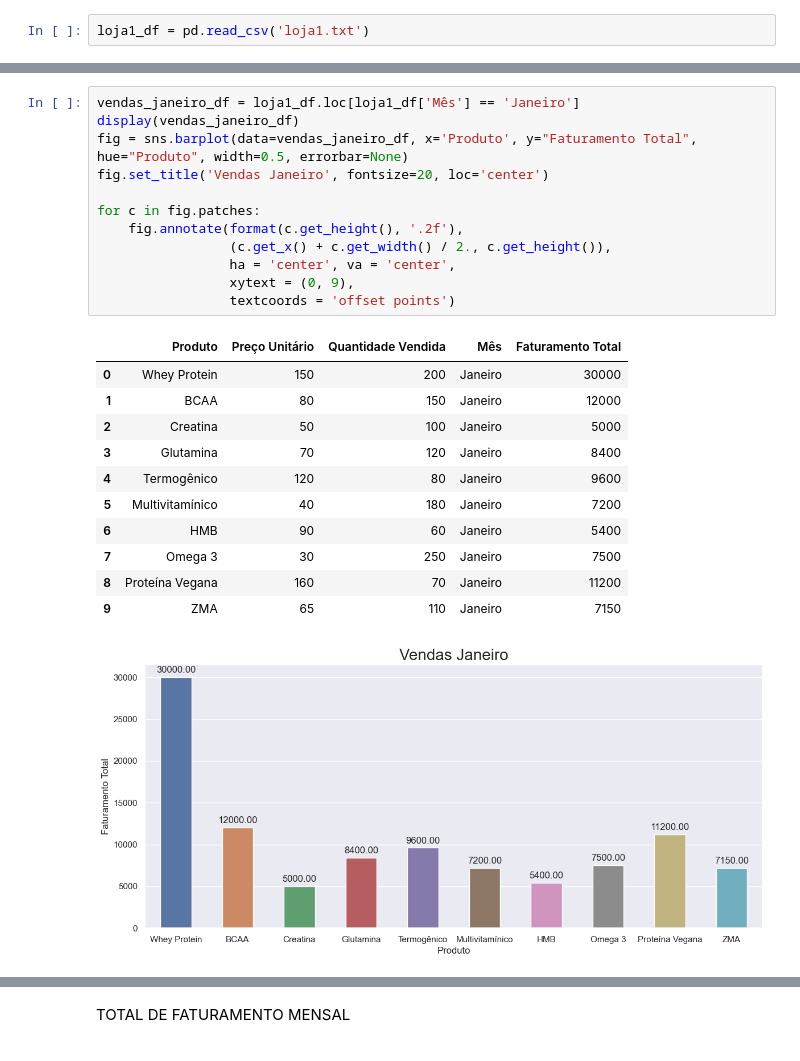
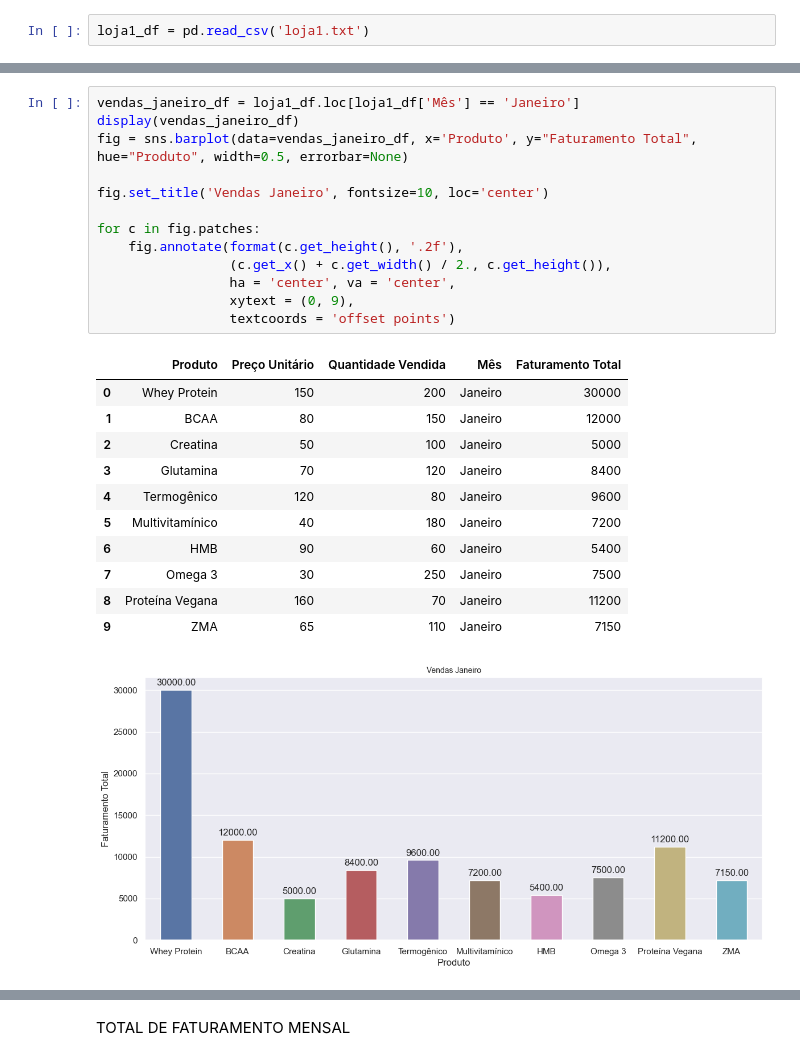
Before and after one commit to jhonatanpaz95/analise-de-dados, a Jupyter notebook: Desafio 1 chatgpt/doc.ipynb, the cells around one changed output, grey strips where cells are left out. Saved outputs shown, nothing was run; the diff lists cells and outputs as text.

```diff
--- a/Desafio 1 chatgpt/doc.ipynb
+++ b/Desafio 1 chatgpt/doc.ipynb
@@ -65,28 +45,29 @@ sns.lineplot(data=loja1_agrupado_df, y='Faturamento Total', x='Produto')
 # %%
 vendas_janeiro_df = loja1_df.loc[loja1_df['Mês'] == 'Janeiro']
 display(vendas_janeiro_df)
 fig = sns.barplot(data=vendas_janeiro_df, x='Produto', y="Faturamento Total", hue="Produto", width=0.5, errorbar=None)
-fig.set_title('Vendas Janeiro', fontsize=20, loc='center')
+
+fig.set_title('Vendas Janeiro', fontsize=10, loc='center')
 
 for c in fig.patches:
     fig.annotate(format(c.get_height(), '.2f'),
                  (c.get_x() + c.get_width() / 2., c.get_height()),
                  ha = 'center', va = 'center',
                  xytext = (0, 9),
                  textcoords = 'offset points')
 # %% [output]
 |  | Produto | Preço Unitário | Quantidade Vendida | Mês | Faturamento Total |
 | 0 | Whey Protein | 150 | 200 | Janeiro | 30000 |
 | 1 | BCAA | 80 | 150 | Janeiro | 12000 |
 | 2 | Creatina | 50 | 100 | Janeiro | 5000 |
 | 3 | Glutamina | 70 | 120 | Janeiro | 8400 |
 | 4 | Termogênico | 120 | 80 | Janeiro | 9600 |
 | 5 | Multivitamínico | 40 | 180 | Janeiro | 7200 |
 | 6 | HMB | 90 | 60 | Janeiro | 5400 |
 | 7 | Omega 3 | 30 | 250 | Janeiro | 7500 |
 | 8 | Proteína Vegana | 160 | 70 | Janeiro | 11200 |
 | 9 | ZMA | 65 | 110 | Janeiro | 7150 |
-[figure, old version]
+[figure, new version]
 # %%
 vendas_fevereiro_df = loja1_df.loc[loja1_df['Mês'] == 'Fevereiro']
 display(vendas_fevereiro_df)
```
Also changed, not shown: parts of 9 cells of this notebook.
